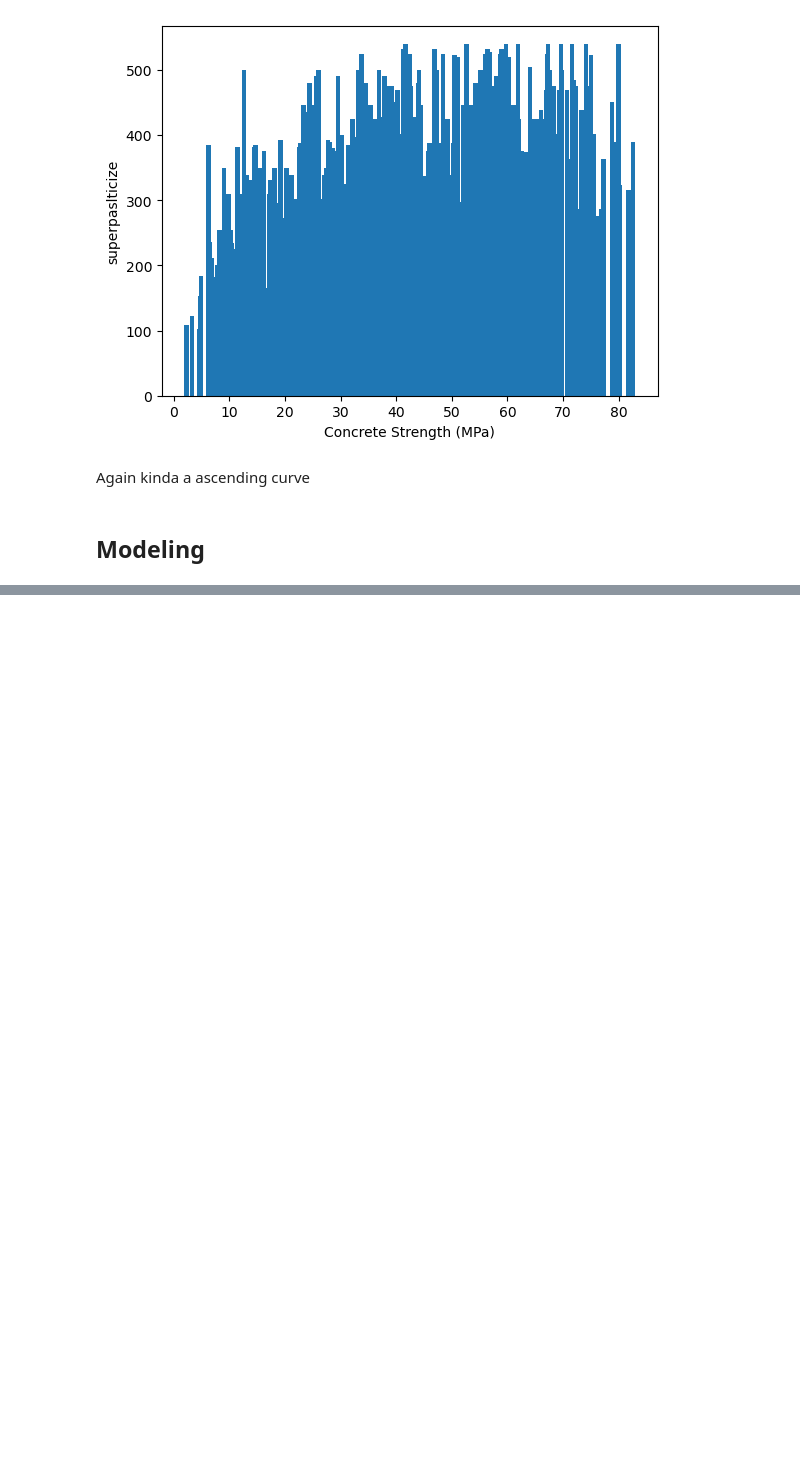
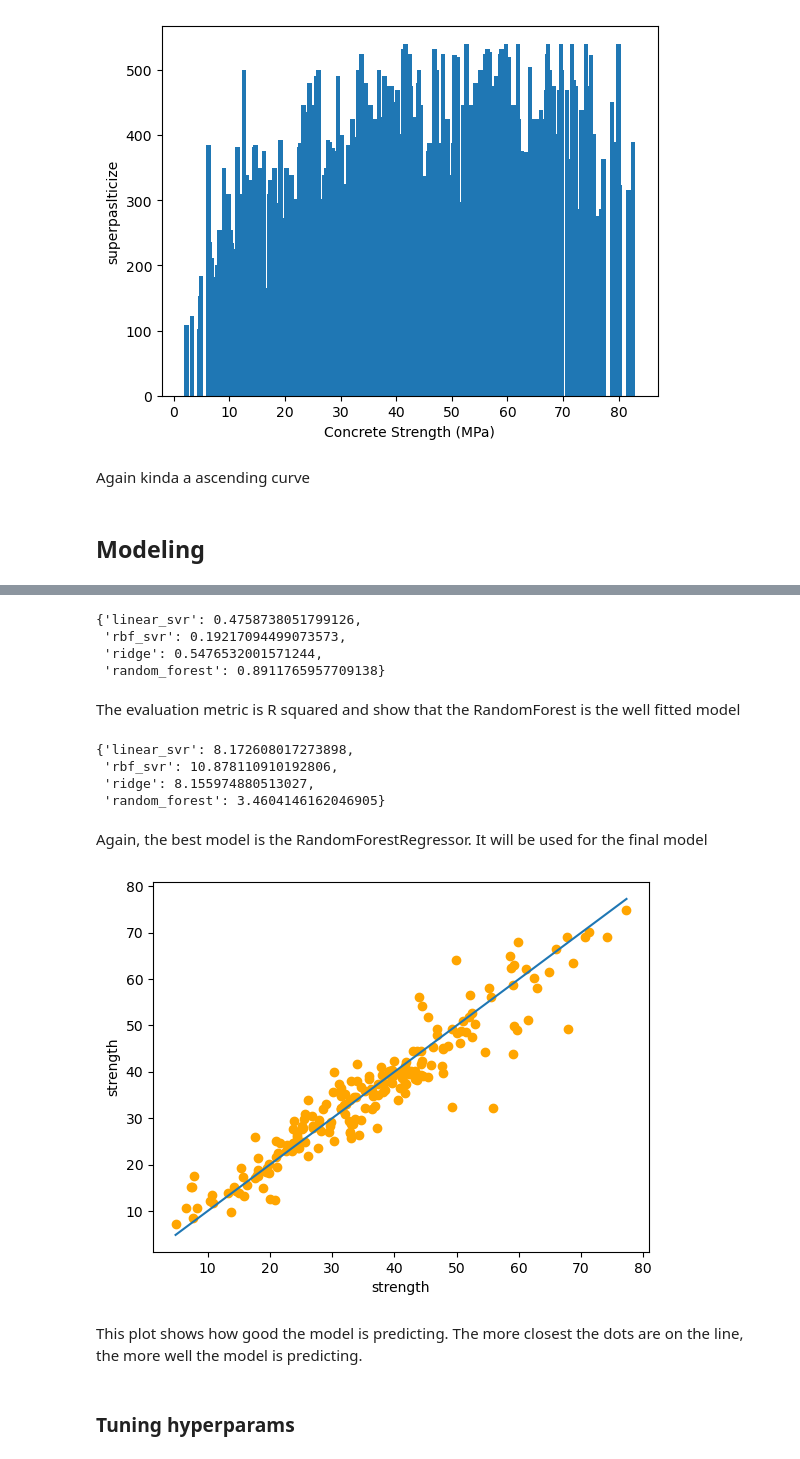
Before and after one commit to EsdrasLimaSilva/concrete-strength, a Jupyter notebook: concrete-notebook.ipynb, the cells around one changed output, grey strips where cells are left out. Drawn from its saved outputs; the diff is of its cells as text; code cells hidden in the pictures; blank space fills up the shorter version.

```diff
--- a/concrete-notebook.ipynb
+++ b/concrete-notebook.ipynb
@@ -115,3 +122,14 @@ plt.show()
 Again kinda a ascending curve
 # %% [markdown]
 ## Modeling
+# %%
+# making results predictable
+np.random.seed(55)
+
+# models dict
+models = {
+    "linear_svr": SVR(kernel="linear"),
+    "rbf_svr": SVR(kernel="rbf"),
+    "ridge": Ridge(),
+    "random_forest": RandomForestRegressor()
+}
@@ -117,0 +138,62 @@ Again kinda a ascending curve
+# %%
+# separating features from labels
+x = df.drop("csMPa", axis=1)
+y = df.csMPa
+# %%
+# separating train from test
+x_train, x_test, y_train, y_test = train_test_split(x, y, test_size=0.2)
+# %%
+results = {}
+
+# training with the models
+for name, model in models.items():
+    model.fit(x_train, y_train)
+    results[name] = model.score(x_test, y_test)
+
+# showing the results
+results
+# %% [output]
+{'linear_svr': 0.4758738051799126,
+ 'rbf_svr': 0.19217094499073573,
+ 'ridge': 0.5476532001571244,
+ 'random_forest': 0.8911765957709138}
+# %% [markdown]
+The evaluation metric is R squared and show that the RandomForest is the well fitted model
+# %%
+# checking for MAE metric (the lower the better)
+results = {}
+
+# training with the models
+for name, model in models.items():
+    model.fit(x_train, y_train)
+    y_preds = model.predict(x_test)
+    results[name] = mean_absolute_error(y_test, y_preds)
+
+# showing the results
+results
+# %% [output]
+{'linear_svr': 8.172608017273898,
+ 'rbf_svr': 10.878110910192806,
+ 'ridge': 8.155974880513027,
+ 'random_forest': 3.4604146162046905}
+# %% [markdown]
+Again, the best model is the RandomForestRegressor. It will be used for the final model
+# %%
+# seeing the random forest predictions
+y_preds = models["random_forest"].predict(x_test)
+
+# plotting the difference
+fig, ax = plt.subplots()
+
+ax.scatter(y_test, y_preds, c="orange")
+ax.plot((np.min(y_test), np.max(y_test)), (np.min(y_test), np.max(y_test)))
+ax.set(xlabel="strength", ylabel="strength")
+
+
+plt.show()
+# %% [output]
+[figure, added]
+# %% [markdown]
+This plot shows how good the model is predicting. The more closest the dots are on the line, the more well the model is predicting.
+# %% [markdown]
+### Tuning hyperparams
```
Also changed, not shown: parts of 13 cells of this notebook.
